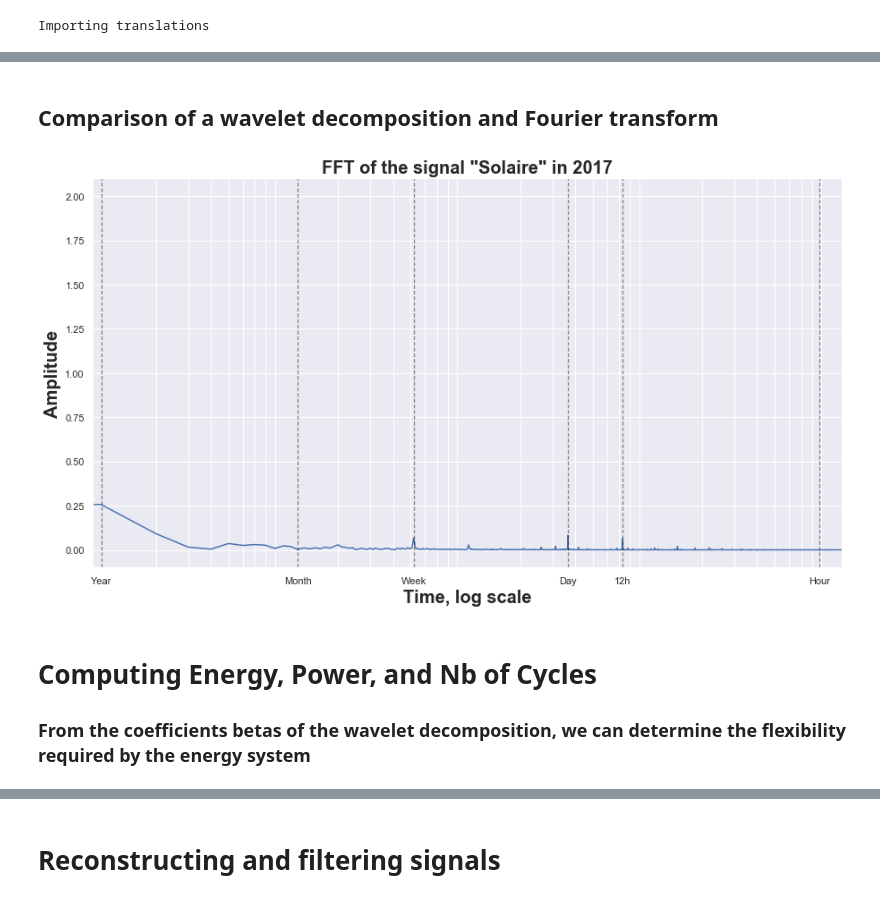
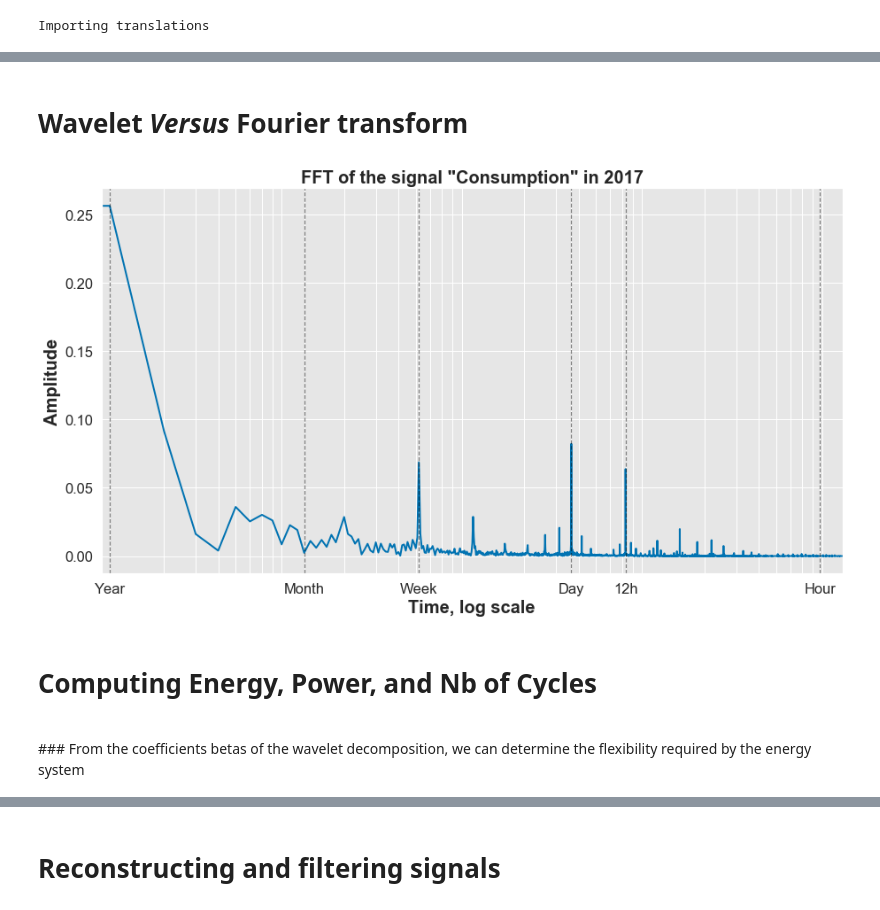
Before and after one commit to jus6du/wavelet_decomposition, a Jupyter notebook: tutorial.ipynb, the cells around one changed output, grey strips where cells are left out. Saved outputs shown, nothing was run; the diff lists cells and outputs as text; code cells hidden in the pictures.

```diff
--- a/tutorial.ipynb
+++ b/tutorial.ipynb
@@ -41,13 +41,13 @@ from plots import fft
 # %%
 #
 # Path
-path_input_data = "..\\RTE_time_series\\"
+path_input_data = ""
 input_file = 'input_time_series.xlsx'
 #
-beta_path = "betas\\square_shape\\"
+beta_path = "betas\\square_shape\\" # Results of the wavelet decomposition are saved here in .xlsx files
 
 #
-path_trans = 'translation//'
+path_trans = 'translation//' # Translations are saved here
 # %%
 #
 # Options of the wavelet decomposition
@@ -79 +77,15 @@ load_factor = 54e+3 # 54 GW
+# %%
+# ------- Controle parameters -------
+
+# Wich time series do you want to import from the excel file ?
+time_series = ['Consumption', 'Wind', 'PV']
+# for the signal interpolation
+dpd = 48 # data per year
+ndpd = 64 # new data per year (for the interpolation)
+dpy = 365 # data per year :  cut the leap years to 365 years (annee bissexitle)
+signal_length = ndpd * dpy
+
+#
+load_factor = 54e+3 # MW
+#Mean value of electricity load
 # %%
@@ -196,15 +236,18 @@ plot_betas_heatmap(df, 'Consommation', year , ndpd,
-# %% [markdown]
-## Comparison of a wavelet decomposition and Fourier transform
+# %% [markdown]
+# Wavelet _Versus_ Fourier transform
 # %%
-# importlib.reload(plots.fft)
-year='2017'
+year='2017' # year of the decomposition
 index = years.index(year)
-input_data = stacked_input_data['Consommation'][signal_length*index:signal_length*(index+1)]
+
+signal = 'Consumption'
+
+input_data = stacked_input_data[signal][signal_length*index:signal_length*(index+1)]
 fft(ndpd, dpy, signal, year, input_data)
 # %% [output]
-[figure, old version]
+[figure, new version]
 # %% [markdown]
 # Computing Energy, Power, and Nb of Cycles
+<br />
 ### From the coefficients betas of the wavelet decomposition, we can determine the flexibility required by the energy system
 # %%
 # An example for an extreme case : 100% of electricity is produced by PV
```
Also changed, not shown: parts of 20 cells of this notebook, 2 other files.
